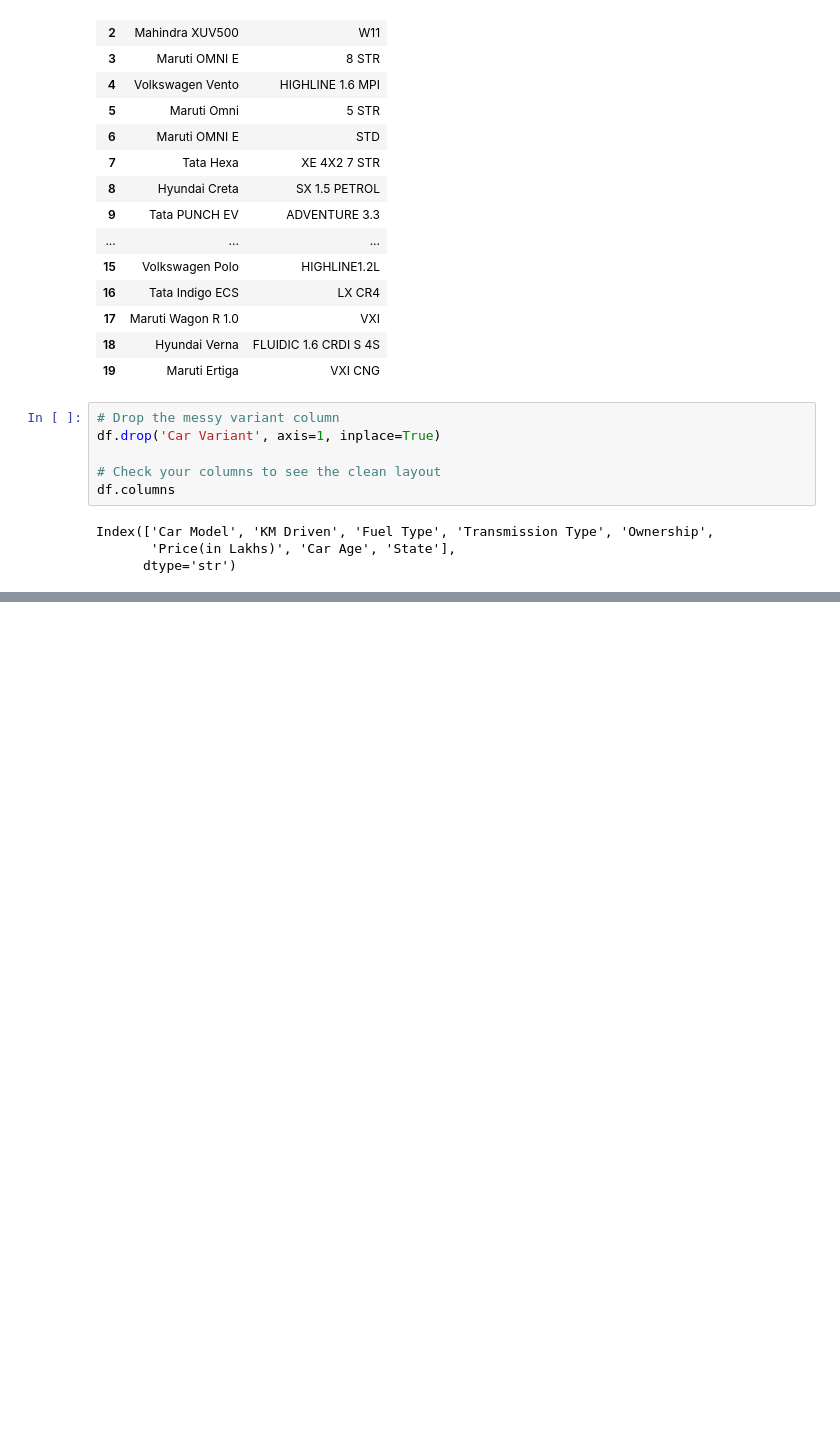
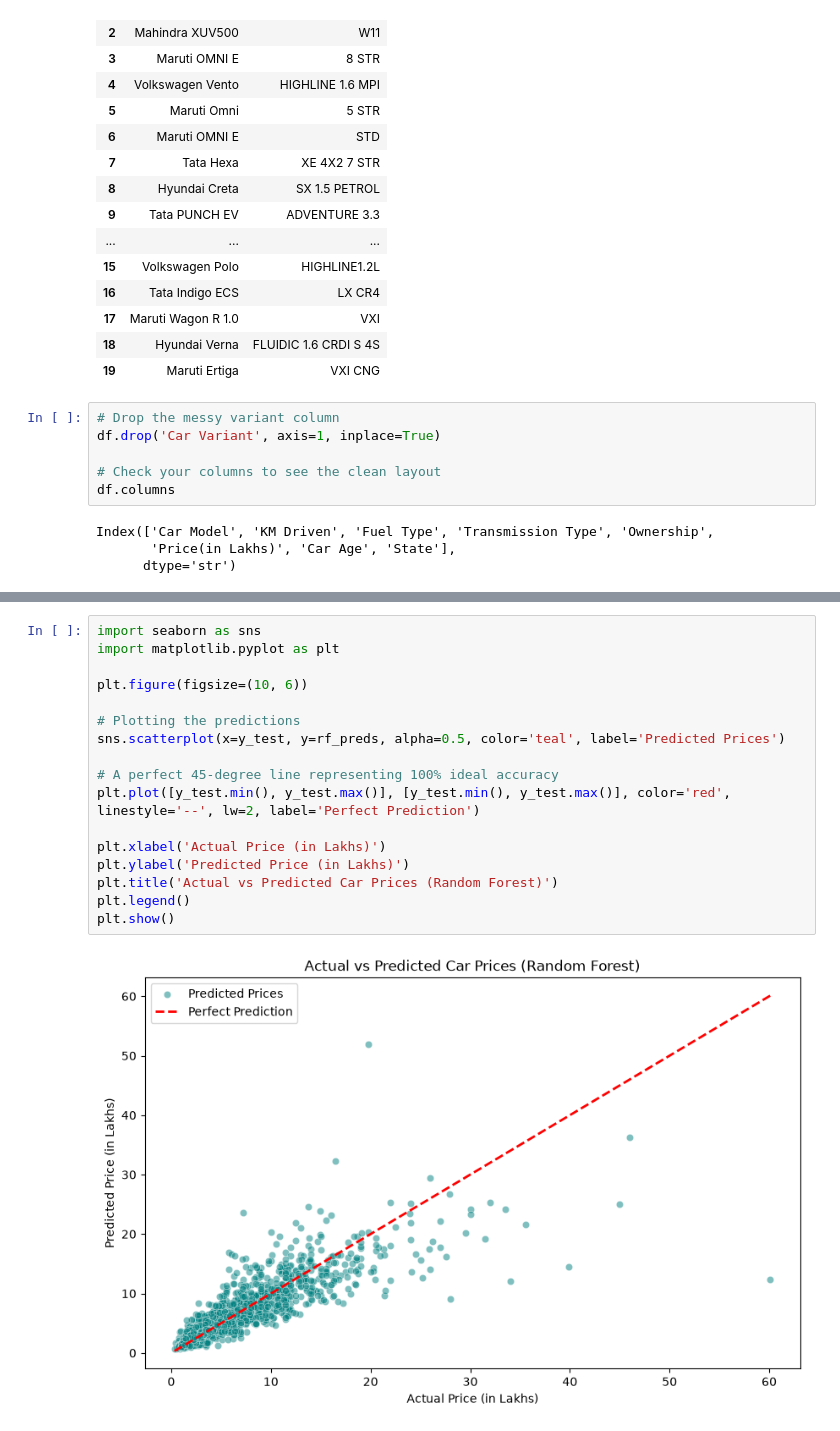
Before and after one commit to Dakshhhhh-ops/car-price-prediction, a Jupyter notebook: notebook.ipynb, the cells around one changed output, grey strips where cells are left out. Saved outputs shown, nothing was run; the diff lists cells and outputs as text; blank space fills up the shorter version.

```diff
--- a/notebook.ipynb
+++ b/notebook.ipynb
@@ -497,0 +794,19 @@ Index(['Car Model', 'KM Driven', 'Fuel Type', 'Transmission Type', 'Ownership',
+# %%
+import seaborn as sns
+import matplotlib.pyplot as plt
+
+plt.figure(figsize=(10, 6))
+
+# Plotting the predictions
+sns.scatterplot(x=y_test, y=rf_preds, alpha=0.5, color='teal', label='Predicted Prices')
+
+# A perfect 45-degree line representing 100% ideal accuracy
+plt.plot([y_test.min(), y_test.max()], [y_test.min(), y_test.max()], color='red', linestyle='--', lw=2, label='Perfect Prediction')
+
+plt.xlabel('Actual Price (in Lakhs)')
+plt.ylabel('Predicted Price (in Lakhs)')
+plt.title('Actual vs Predicted Car Prices (Random Forest)')
+plt.legend()
+plt.show()
+# %% [output]
+[figure, added]
```
Also changed, not shown: parts of 41 cells of this notebook, 2 other files.
